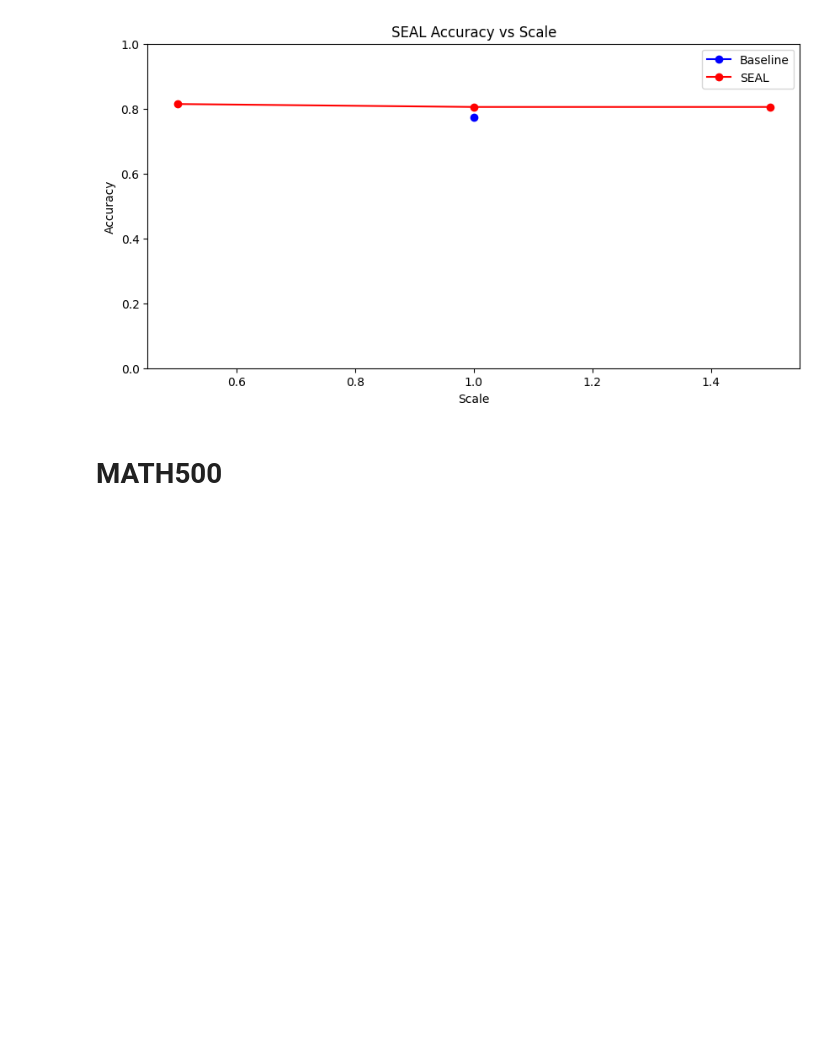
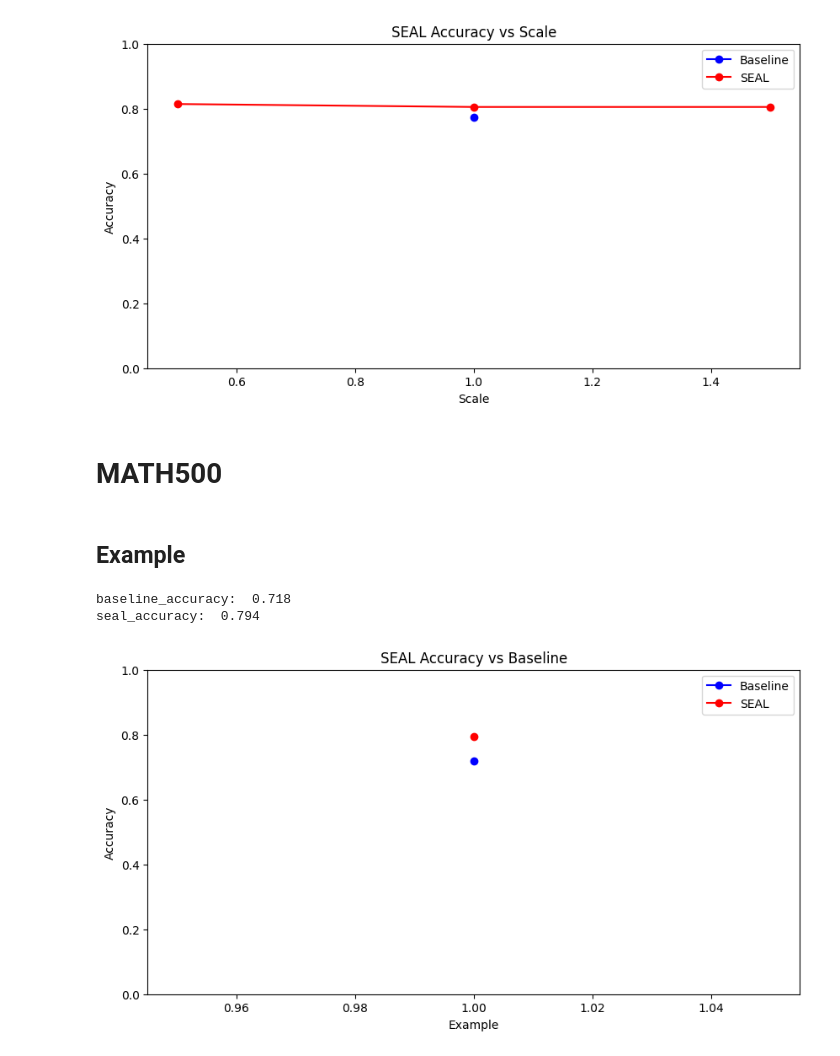
Before and after one commit to BartSu/llm_steering_reasoning, a Jupyter notebook: analysis/analyze.ipynb, the cells around one changed output. Drawn from its saved outputs; the diff is of its cells as text; code cells hidden in the pictures; blank space fills up the shorter version.

Commit message:
gsm8k & MATH500 experiments

```diff
--- a/analysis/analyze.ipynb
+++ b/analysis/analyze.ipynb
@@ -253,0 +313,38 @@ seal_accuracy: 0.8051554207733131
+# %%
+import matplotlib.pyplot as plt
+
+def draw_comparison_fig(baseline_x, baseline_y, seal_x, seal_y, x_label, y_label, title):
+    plt.figure(figsize=(10, 5))
+    plt.plot(baseline_x, baseline_y, marker='o', linestyle='-', color='b', label='Baseline')
+    plt.plot(seal_x, seal_y, marker='o', linestyle='-', color='r', label='SEAL')
+    plt.xlabel(x_label)
+    plt.ylabel(y_label)
+    plt.title(title)
+    plt.ylim(bottom=0, top=1)
+    plt.legend()
+    plt.show()
+# %% [markdown]
+## Example
+# %%
+
+baseline_path = "/media/volume/llm/llm_steering_reasoning/results/deepseek-baseline/deepseek-ai/DeepSeek-R1-Distill-Qwen-1.5B/MATH500/1/0/8192/predictions.jsonl"
+seal_path = "/media/volume/llm/llm_steering_reasoning/results/deepseek-seal/deepseek-ai/DeepSeek-R1-Distill-Qwen-1.5B/MATH500/1/0/8192/1/predictions.jsonl"
+
+baseline_accuracies = []
+seal_accuracies = []
+baseline_accuracy = compile_predictions(baseline_path)
+seal_accuracy = compile_predictions(seal_path)
+baseline_accuracies.append(baseline_accuracy)
+seal_accuracies.append(seal_accuracy)
+print("baseline_accuracy: ", baseline_accuracy)
+print("seal_accuracy: ", seal_accuracy)
+x = [1]
+y = [baseline_accuracy, seal_accuracy]
+x_label = "Example"
+y_label = "Accuracy"
+title = "SEAL Accuracy vs Baseline"
+draw_comparison_fig(x, baseline_accuracies, x, seal_accuracies, x_label, y_label, title)
+# %% [output]
+baseline_accuracy:  0.718
+seal_accuracy:  0.794
+[figure, added]
```
Also changed, not shown: parts of 9 cells of this notebook, 9 other files.
